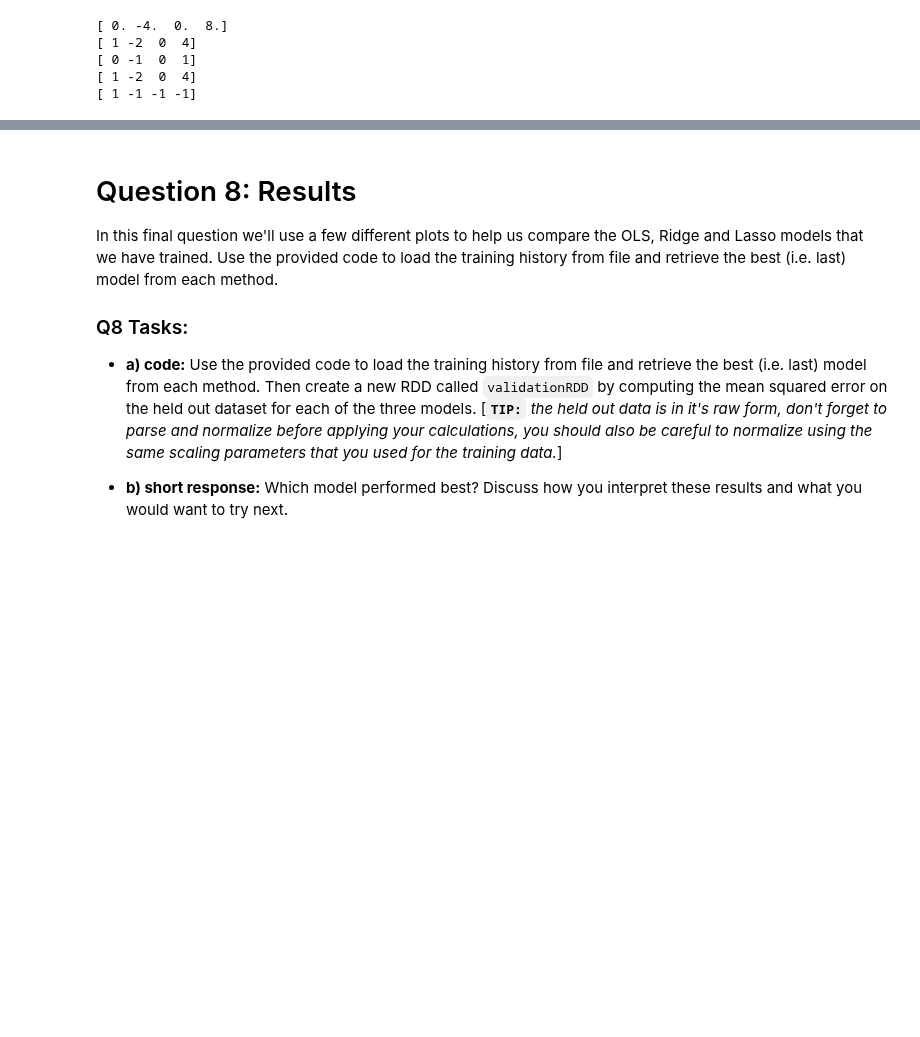
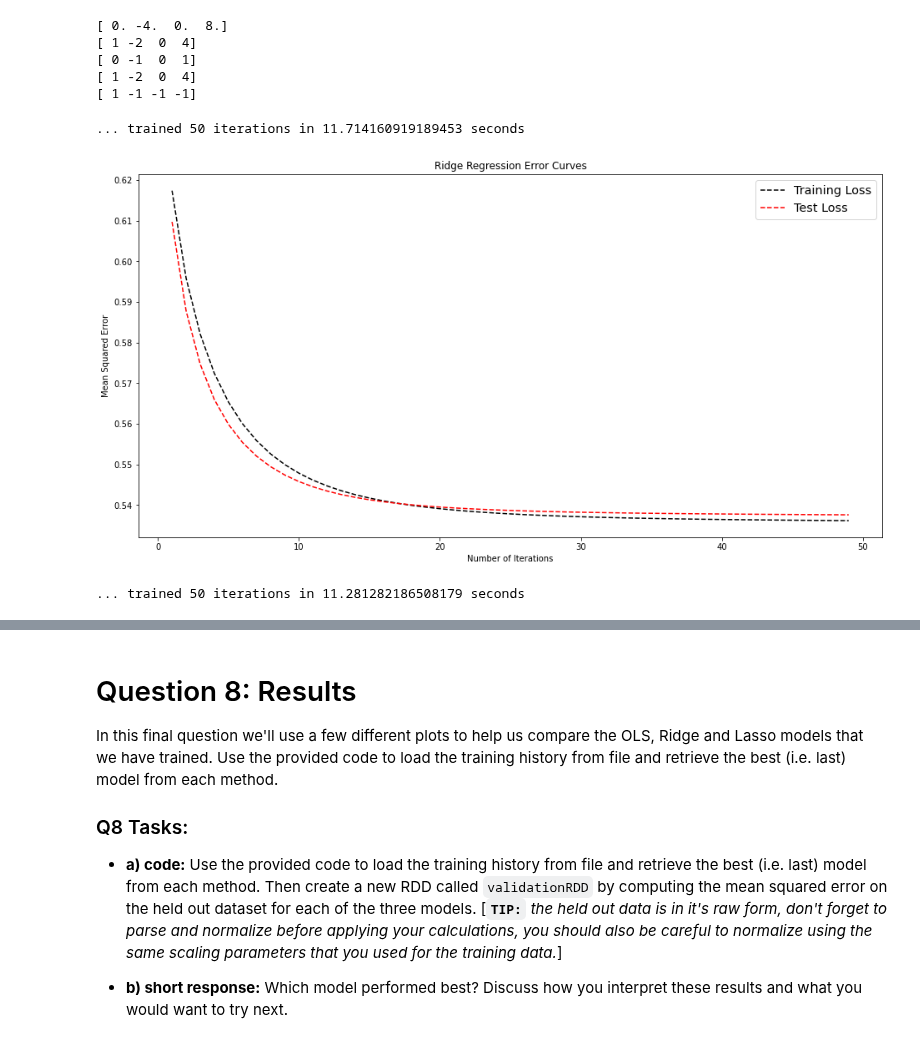
Before and after one commit to Anand-Patel-95/ML-at-Scale-Projects, a Jupyter notebook: Assignments/HW4/docker/student/hw4_Workbook.ipynb, the cells around one changed output, grey strips where cells are left out. Saved outputs shown, nothing was run; the diff lists cells and outputs as text; code cells hidden in the pictures; blank space fills up the shorter version.

```diff
--- a/Assignments/HW4/docker/student/hw4_Workbook.ipynb
+++ b/Assignments/HW4/docker/student/hw4_Workbook.ipynb
@@ -798,9 +798,9 @@ def CVLoss(dataSplits, models):
         partialLossRDD = sc.union([partialLossRDD, residuals])
 
     ################ YOUR CODE HERE #################
-    loss = None
-
-
+    loss = partialLossRDD.mapValues(lambda x: (x, 1)) \
+                            .reduceByKey(lambda a, b: (a[0] + b[0], a[1] + b[1])) \
+                            .mapValues(lambda x: x[0]/x[1]).collect()
 
 
     ################ (END) YOUR CODE #################
@@ -846,7 +846,9 @@ def CVUpdate(dataSplits, models, learningRate = 0.1):
     new_models = []
     for W, grad in zip(models, gradients):
         ############# YOUR CODE HERE ############
-        pass
+        new_model = W - learningRate*(2*grad) # update weights with learning rate and gradient*2 (because of eqn)
+
+        new_models.append(new_model)
         ############# (END) YOUR CODE ###########
     return new_models
 # %%
@@ -943,9 +996,26 @@ def GDUpdate_wReg(dataRDD, W, learningRate = 0.1, regType = None, regParam = 0.1
 
     new_model = None
     #################### YOUR CODE HERE ###################
+     # broadcast the weight vector W
+    W_bc = sc.broadcast(W)
 
+    def helper_get_partials(x: tuple):
+        """
+        Helper function to compute the data point weighted by the error on a row-by-row basis
+        """
+        pred = np.dot(W_bc.value, x[0])
+        error = pred - x[1]
+        data_weighted = np.dot(error, x[0])
+        return data_weighted
 
+    grad = (augmentedData.map(helper_get_partials).mean()) * 2 # gradient calculation
 
+    if regType == 'ridge':
+        grad += 2 * regParam * np.append([0.0], W[1:])
+    elif regType == 'lasso':
+        grad += regParam * np.append([0.0], np.sign(W)[1:])
+
+    new_model = W - learningRate * grad
 
 
     ################## (END) YOUR CODE ####################
@@ -1010,13 +1080,17 @@ start = time.time()
 ridge_results = GradientDescent_wReg(trainRDD, testRDD, wInit, nSteps = 50,
                                      regType='ridge', regParam = 0.05 )
 print(f"\n... trained {len(ridge_results[2])} iterations in {time.time() - start} seconds")
+# %% [output]
+... trained 50 iterations in 11.714160919189453 seconds
 # %%
 # part d - save and display ridge results (RUN THIS CELL AS IS)
 trainLoss, testLoss, models = ridge_results
 np.savetxt(PWD + '/data/ridge_models.csv', np.array(models), delimiter=',')
 np.savetxt(PWD + '/data/ridge_loss.csv', np.array([trainLoss, testLoss]), delimiter=',')
 plotErrorCurves(trainLoss, testLoss, title = 'Ridge Regression Error Curves' )
-plotErrorCurves(trainLoss, testLoss, title = 'Ridge Regression Error Curves' )
+# plotErrorCurves(trainLoss, testLoss, title = 'Ridge Regression Error Curves' )
+# %% [output]
+[figure, added]
 # %%
 # run 50 iterations of lasso (RUN THIS CELL AS IS)
 wInit = BASELINE
@@ -1025,6 +1099,8 @@ start = time.time()
 lasso_results = GradientDescent_wReg(trainRDD, testRDD, wInit, nSteps = 50,
                                      regType='lasso', regParam = 0.05)
 print(f"\n... trained {len(lasso_results[2])} iterations in {time.time() - start} seconds")
+# %% [output]
+... trained 50 iterations in 11.281282186508179 seconds
 # %%
 # part d - save and display lasso results (RUN THIS CELL AS IS)
 trainLoss, testLoss, models = lasso_results
```
Also changed, not shown: parts of 10 cells of this notebook.
